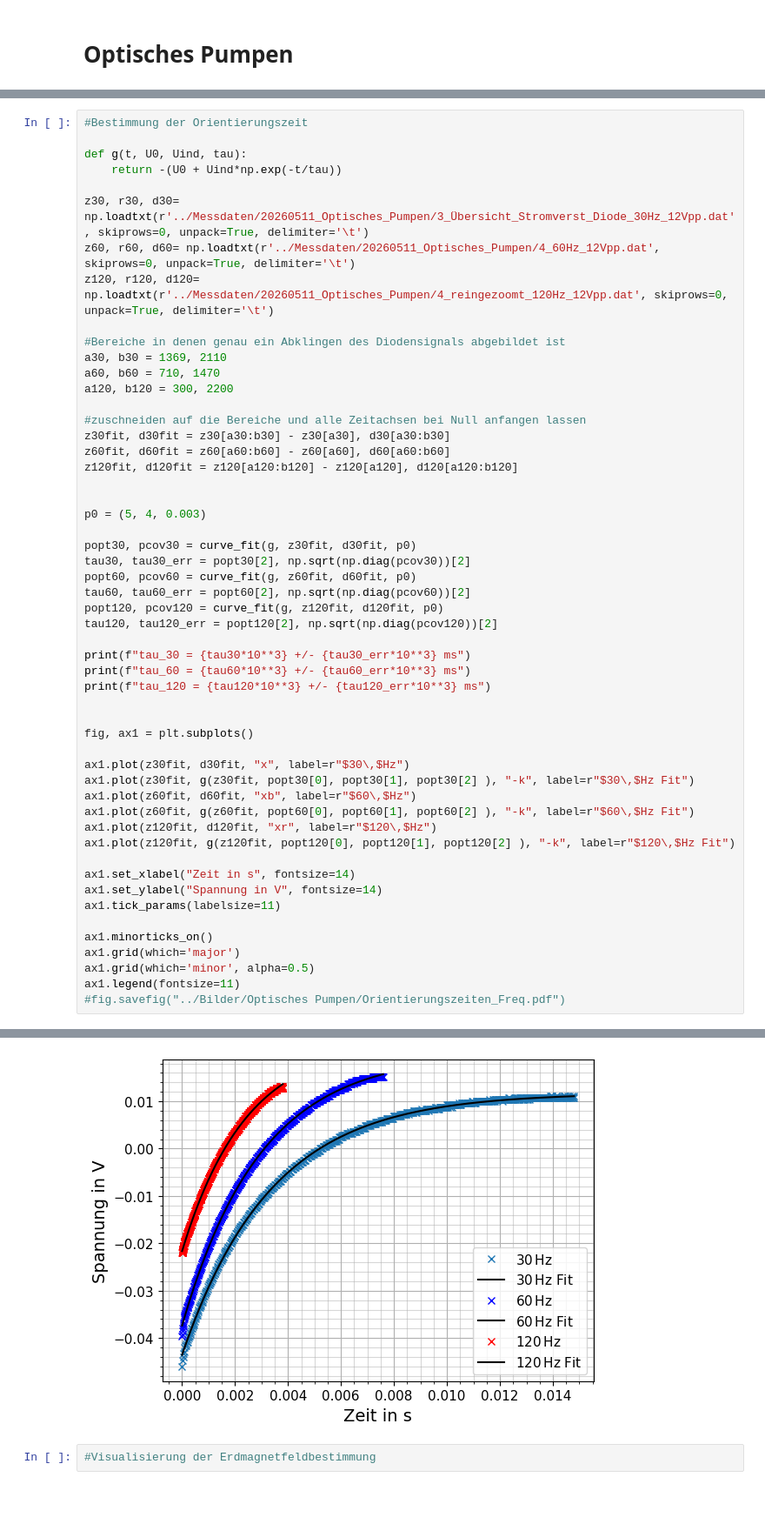
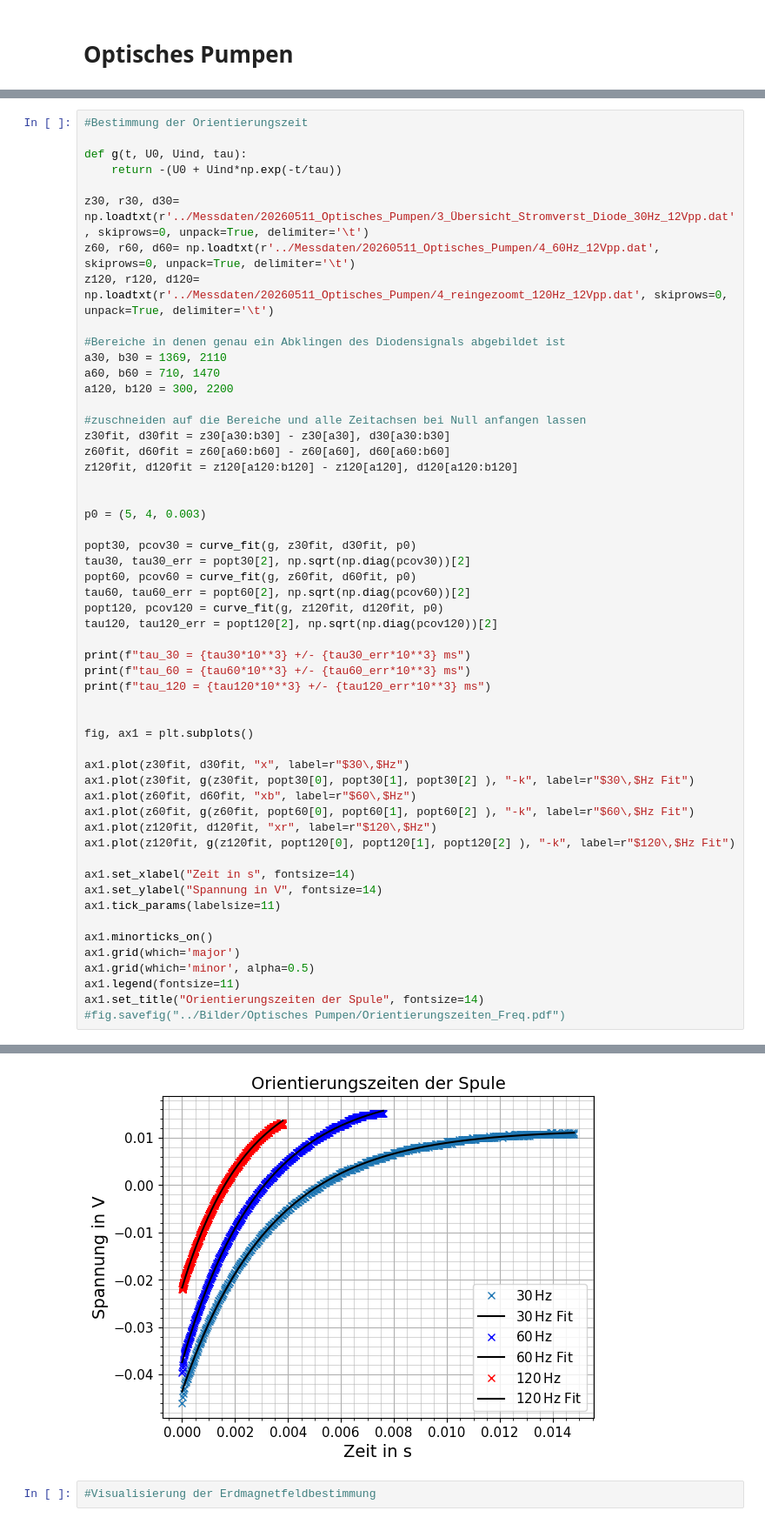
Before and after one commit to NicolasRohrbeck/fprak, a Jupyter notebook: scripts/optpumpen.ipynb, the cells around one changed output, grey strips where cells are left out. Shown at 87% size. Saved outputs shown, nothing was run; the diff lists cells and outputs as text; blank space fills up the shorter version.

Commit message:
opt noch mehr Titel zu plots

```diff
--- a/scripts/optpumpen.ipynb
+++ b/scripts/optpumpen.ipynb
@@ -214,34 +214,35 @@ tau60, tau60_err = popt60[2], np.sqrt(np.diag(pcov60))[2]
 popt120, pcov120 = curve_fit(g, z120fit, d120fit, p0)
 tau120, tau120_err = popt120[2], np.sqrt(np.diag(pcov120))[2]
 
 print(f"tau_30 = {tau30*10**3} +/- {tau30_err*10**3} ms")
 print(f"tau_60 = {tau60*10**3} +/- {tau60_err*10**3} ms")
 print(f"tau_120 = {tau120*10**3} +/- {tau120_err*10**3} ms")
 
 
 fig, ax1 = plt.subplots()
 
 ax1.plot(z30fit, d30fit, "x", label=r"$30\,$Hz")
 ax1.plot(z30fit, g(z30fit, popt30[0], popt30[1], popt30[2] ), "-k", label=r"$30\,$Hz Fit")
 ax1.plot(z60fit, d60fit, "xb", label=r"$60\,$Hz")
 ax1.plot(z60fit, g(z60fit, popt60[0], popt60[1], popt60[2] ), "-k", label=r"$60\,$Hz Fit")
 ax1.plot(z120fit, d120fit, "xr", label=r"$120\,$Hz")
 ax1.plot(z120fit, g(z120fit, popt120[0], popt120[1], popt120[2] ), "-k", label=r"$120\,$Hz Fit")
 
 ax1.set_xlabel("Zeit in s", fontsize=14)
 ax1.set_ylabel("Spannung in V", fontsize=14)
 ax1.tick_params(labelsize=11)
 
 ax1.minorticks_on()
 ax1.grid(which='major')
 ax1.grid(which='minor', alpha=0.5)
 ax1.legend(fontsize=11)
+ax1.set_title("Orientierungszeiten der Spule", fontsize=14)
 #fig.savefig("../Bilder/Optisches Pumpen/Orientierungszeiten_Freq.pdf")
 # %% [output]
 tau_30 = 3.3518845712879766 +/- 0.00525302300331879 ms
 tau_60 = 2.9572988733914656 +/- 0.006053437504463354 ms
 tau_120 = 2.4115376232753056 +/- 0.0055436588061567845 ms
-[figure, old version]
+[figure, new version]
 # %%
 #Visualisierung der Erdmagnetfeldbestimmung
 # %%
```
Also changed, not shown: parts of 1 cell of this notebook, 2 other files.
